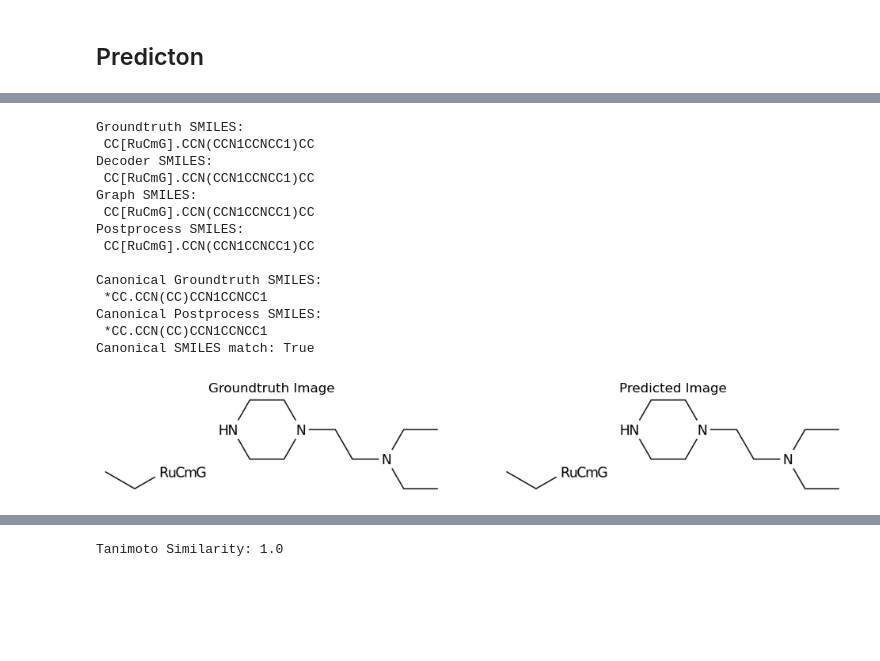
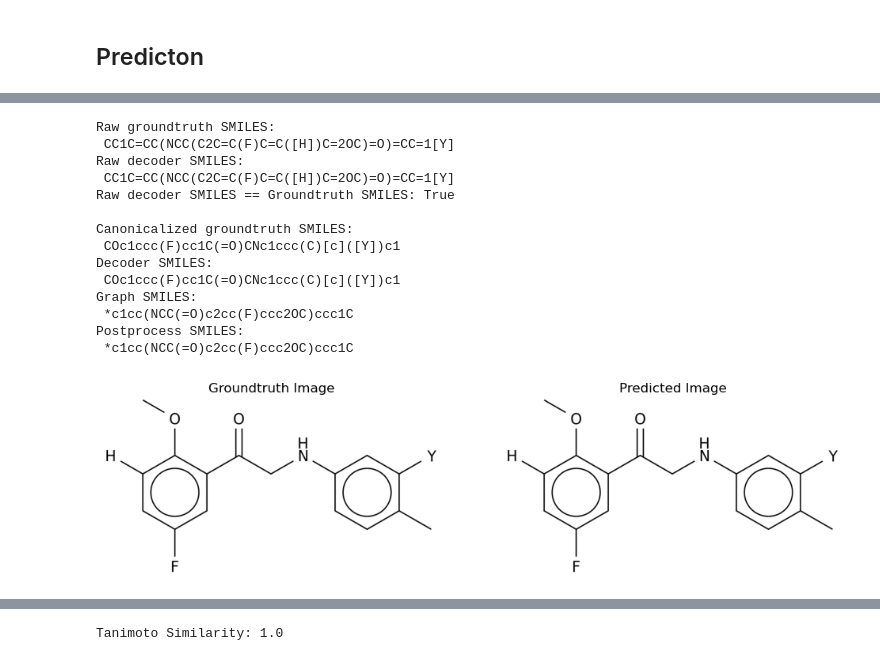
Before and after one commit to lyuzhuoqi/MolScanner, a Jupyter notebook: MolScanner/MolScanner_evaluation.ipynb, the cells around one changed output, grey strips where cells are left out. Cells and saved outputs as stored; diff of their text form; code cells hidden in the pictures; blank space fills up the shorter version.

```diff
--- a/MolScanner/MolScanner_evaluation.ipynb
+++ b/MolScanner/MolScanner_evaluation.ipynb
@@ -119,16 +121,17 @@ bond matrix shape: (16, 16)
 # %%
 import numpy as np
 
-result_post = model.predict(sample['img'], device='cuda', beam_size=1)
-print("sequence length:", len(result_post['token_ids']))
-print(result_post['token_ids'])
-print(result_post['smiles'])
-print("atom number:", len(result_post['symbols']))
-print("symbols:", result_post['symbols'])
-print("bond matrix shape:", result_post['bond_mat'].shape)
+result_post = model.predict(sample['img'], device='cuda', beam_size=1, smiles_mode='postprocess')
+print("sequence length:\n", len(result_post['token_ids']))
+print("token IDs:\n", result_post['token_ids'])
+print("raw decoder SMILES:\n", result_post['smiles'])
+print("postprocess output SMILES:\n", result_post.get('pred_smiles'))
+print("atom number:\n", len(result_post['symbols']))
+print("symbols:\n", result_post['symbols'])
+print("bond matrix shape:\n", result_post['bond_mat'].shape)
 print(result_post['bond_mat'])
 is_symmetric = np.allclose(result_post['bond_mat'], result_post['bond_mat'].T)
-print(f"Bond marix is symmetric: {is_symmetric}")
+print(f"Bond matrix is symmetric: {is_symmetric}")
 
 print(result_post['success'])
 
@@ -157,52 +160,50 @@ from drawing_engine import generate_image_from_graph
 from chemistry import canonicalize_smiles
 
 smiles_gt = vocab.sequence_to_smiles(sample['tok_id_seq'])['smiles']
-print("Groundtruth SMILES:\n", smiles_gt)
+print("Raw groundtruth SMILES:\n", smiles_gt)
 symbols = vocab.sequence_to_smiles(sample['tok_id_seq'])['symbols']
 coords = vocab.sequence_to_smiles(sample['tok_id_seq'])['coords']
 img_gt, _, _, success = generate_image_from_graph({'symbols': symbols, 'coords': coords, 'edges': sample['bond_mat']}, debug=True)
 
-smiles_decoder = result_decoder['smiles']
+print("Raw decoder SMILES:\n", result_decoder['smiles'])
+print("Raw decoder SMILES == Groundtruth SMILES:", result_decoder['smiles'] == smiles_gt, "\n")
+
+print("Canonicalized groundtruth SMILES:\n", canonicalize_smiles(smiles_gt)[0])
+smiles_decoder = result_decoder.get('pred_smiles', result_decoder['smiles'])
 print("Decoder SMILES:\n", smiles_decoder)
-smiles_graph = result_graph['smiles']
+smiles_graph = result_graph.get('pred_smiles', result_graph['smiles'])
 print("Graph SMILES:\n", smiles_graph)
-smiles_post = result_post['smiles']
+smiles_post = result_post.get('pred_smiles', result_post['smiles'])
 print("Postprocess SMILES:\n", smiles_post)
 
 symbols = result_post['symbols']
 coords = result_post['coords']
 img_pred, _, _, success = generate_image_from_graph({'symbols': symbols, 'coords': coords, 'edges': result_post['bond_mat']}, debug=False)
-
-smiles_gt_canonical, _ = canonicalize_smiles(remove_atom_mapping(smiles_gt))
-smiles_pred_canonical,_  = canonicalize_smiles(remove_atom_mapping(smiles_post))
-print("\nCanonical Groundtruth SMILES:\n", smiles_gt_canonical)
-print("Canonical Postprocess SMILES:\n", smiles_pred_canonical)
-print("Canonical SMILES match:", smiles_gt_canonical == smiles_pred_canonical)
 
 from matplotlib import pyplot as plt
 fig, axes = plt.subplots(1, 2, figsize=(12, 5))
 
 axes[0].imshow(img_gt, cmap='gray')
 axes[0].set_title('Groundtruth Image')
 axes[0].axis('off')
 
 axes[1].imshow(img_pred, cmap='gray')
 axes[1].set_title('Predicted Image')
 axes[1].axis('off')
 plt.show()
 # %% [output]
-Groundtruth SMILES:
- CC[RuCmG].CCN(CCN1CCNCC1)CC
+Raw groundtruth SMILES:
+ CC1C=CC(NCC(C2C=C(F)C=C([H])C=2OC)=O)=CC=1[Y]
+Raw decoder SMILES:
+ CC1C=CC(NCC(C2C=C(F)C=C([H])C=2OC)=O)=CC=1[Y]
+Raw decoder SMILES == Groundtruth SMILES: True
+
+Canonicalized groundtruth SMILES:
+ COc1ccc(F)cc1C(=O)CNc1ccc(C)[c]([Y])c1
 Decoder SMILES:
- CC[RuCmG].CCN(CCN1CCNCC1)CC
+ COc1ccc(F)cc1C(=O)CNc1ccc(C)[c]([Y])c1
 Graph SMILES:
- CC[RuCmG].CCN(CCN1CCNCC1)CC
+ *c1cc(NCC(=O)c2cc(F)ccc2OC)ccc1C
 Postprocess SMILES:
- CC[RuCmG].CCN(CCN1CCNCC1)CC
-
-Canonical Groundtruth SMILES:
- *CC.CCN(CC)CCN1CCNCC1
-Canonical Postprocess SMILES:
- *CC.CCN(CC)CCN1CCNCC1
-Canonical SMILES match: True
+ *c1cc(NCC(=O)c2cc(F)ccc2OC)ccc1C
-[figure, old version]
+[figure, new version]
```
Also changed, not shown: parts of 4 cells of this notebook, 4 other files.
